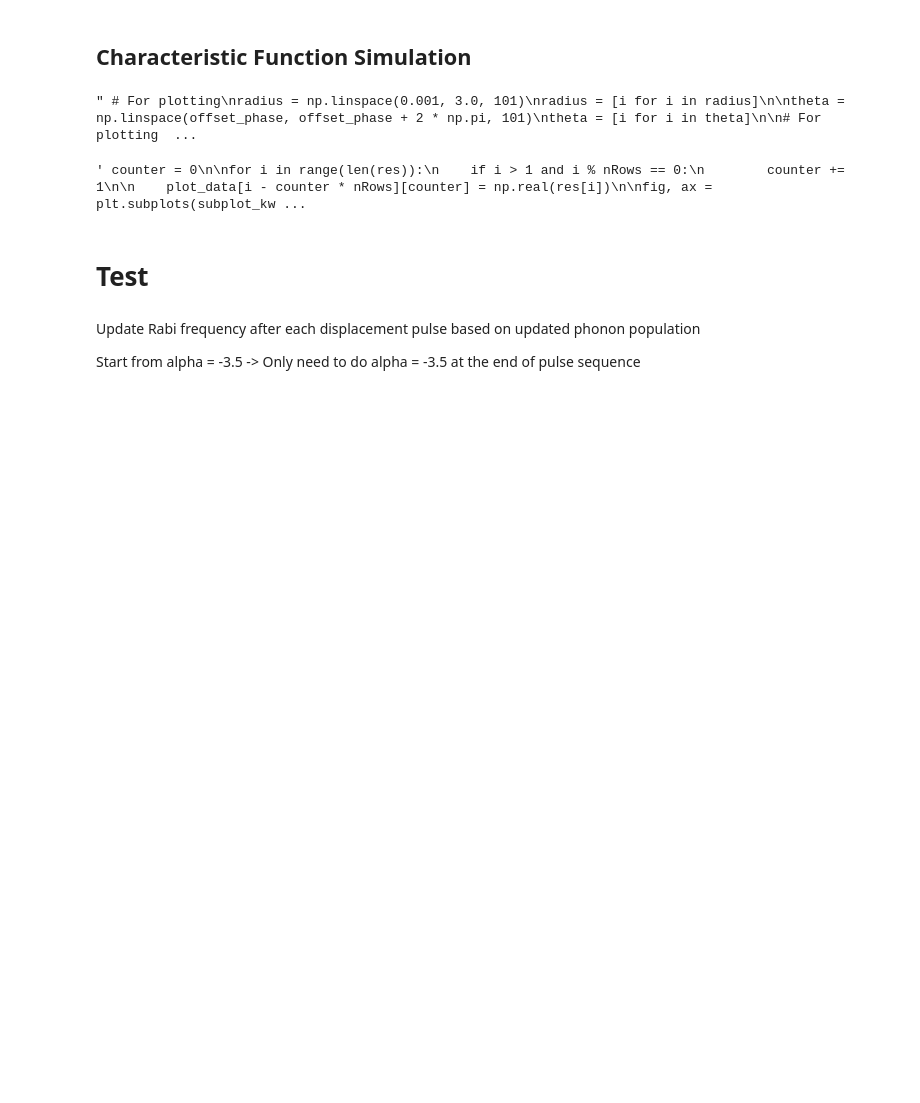
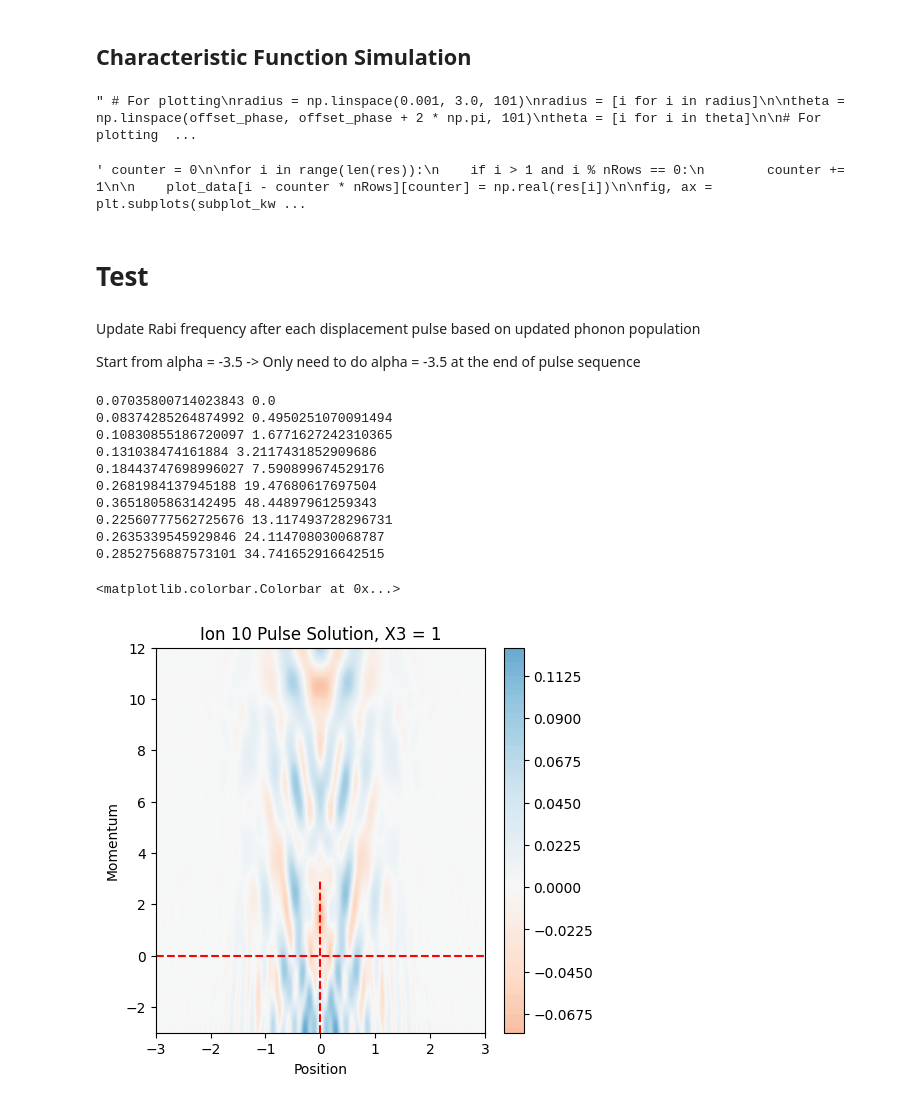
Before and after one commit to muyoungRand/sims, a Jupyter notebook: cubic_phase_gate_nicer.ipynb, the cells around one changed output. Saved outputs shown, nothing was run; the diff lists cells and outputs as text; code cells hidden in the pictures; blank space fills up the shorter version.

Commit message:
Rabi frequency changes too fast with each pulse... no idea how to fix for it

```diff
--- a/cubic_phase_gate_nicer.ipynb
+++ b/cubic_phase_gate_nicer.ipynb
@@ -615,0 +668,45 @@ Start from alpha = -3.5 -> Only need to do alpha = -3.5 at the end of pulse sequ
+# %%
+ld = 0.1
+
+initial_motion = mesolve(H = displace(nMax, -3.5), rho0 = basis(nMax, 0), tlist = [0.0, 1.0], args = args, options = options).states[-1]
+
+initial_state = tensor((basis(2,0) + basis(2,1)), basis(nMax, 0))
+
+for i in pulse_seq: # Iterative Evolution over rho
+    if i == pulse_seq[0]: # Initial pulse
+        rho  = pulse_ion_varyRabi(initial_state = initial_state, angle = i, pulse_time = pulse_time, ld = ld, init = True)
+
+    else:
+        rho = pulse_ion_varyRabi(initial_state = rho, angle = i, pulse_time = pulse_time, ld = ld, init = False)
+
+rho_ion = mesolve(H = -7 * x, rho0 = rho, tlist = [0.0, 1.0], options = options).states[-1]
+motion_ion = ptrace(rho_ion, 1)
+
+wigner_ion = wigner(motion_ion, xvec, pvec)
+
+# -------------------- Plot Results -------------------- #
+fig, ax = plt.subplots(1, 1, figsize=(5, 5))
+
+# Lines to show center of Wigner Function (just for convenience)
+ax.vlines(0, ymin = -3, ymax = 3, colors = 'r', linestyles = 'dashed')
+ax.hlines(0, xmin = -3, xmax = 3, colors = 'r', linestyles = 'dashed')
+
+im = ax.contourf(xvec, pvec, wigner_ion, 100, norm=mpl.colors.Normalize(-.25,.25), cmap=plt.get_cmap('RdBu'))
+ax.set_title("Ion " + str(pulse_number) + " Pulse Solution, X3 = 1")
+ax.set_xlabel("Position")
+ax.set_ylabel("Momentum")
+
+fig.colorbar(im, ax=ax, fraction=.1)
+# %% [output]
+0.07035800714023843 0.0
+0.08374285264874992 0.4950251070091494
+0.10830855186720097 1.6771627242310365
+0.131038474161884 3.2117431852909686
+0.18443747698996027 7.590899674529176
+0.2681984137945188 19.47680617697504
+0.3651805863142495 48.44897961259343
+0.22560777562725676 13.117493728296731
+0.2635339545929846 24.114708030068787
+0.2852756887573101 34.741652916642515
+<matplotlib.colorbar.Colorbar at 0x...>
+[figure, added]
```
Also changed, not shown: parts of 3 cells of this notebook.
